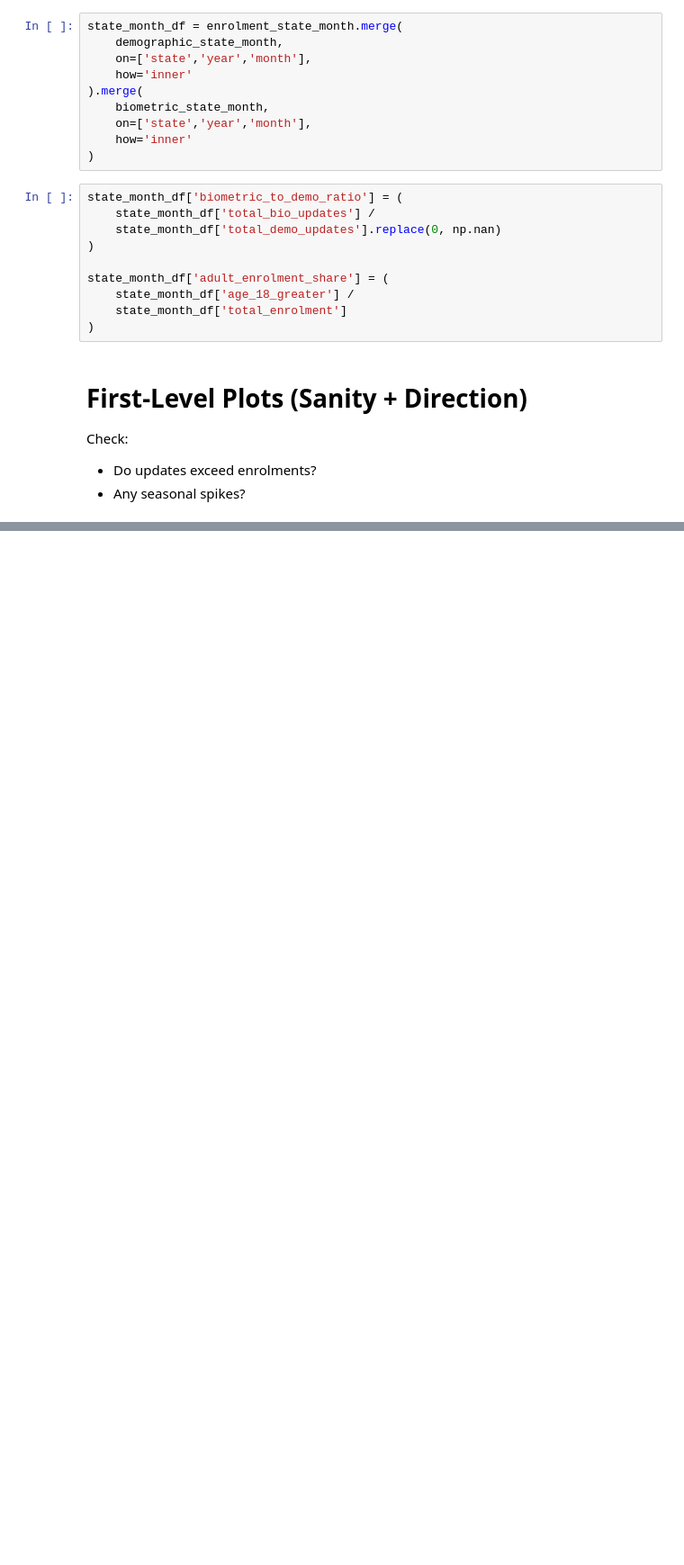
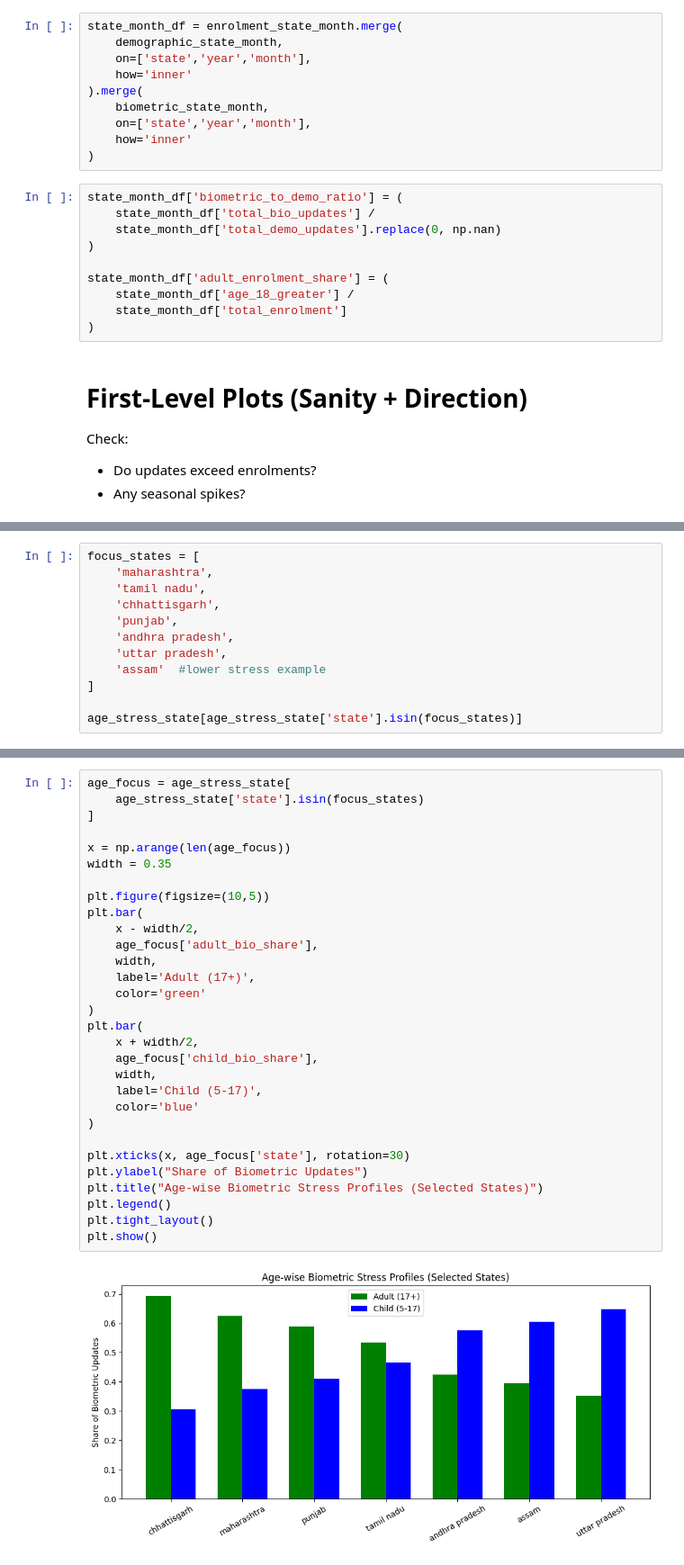
Before and after one commit to Subhoshri/UIDAI-Aadhar-Hackathon, a Jupyter notebook: 02_feature_engineering_and_eda.ipynb, the cells around one changed output, grey strips where cells are left out. Shown at 90% size. Cells and saved outputs as stored; diff of their text form; blank space fills up the shorter version.

```diff
--- a/02_feature_engineering_and_eda.ipynb
+++ b/02_feature_engineering_and_eda.ipynb
@@ -161,0 +479,12 @@ plt.show()
+# %%
+focus_states = [
+    'maharashtra',
+    'tamil nadu',
+    'chhattisgarh',
+    'punjab',
+    'andhra pradesh',
+    'uttar pradesh',
+    'assam'  #lower stress example
+]
+
+age_stress_state[age_stress_state['state'].isin(focus_states)]
@@ -161,0 +506,32 @@ plt.show()
+# %%
+age_focus = age_stress_state[
+    age_stress_state['state'].isin(focus_states)
+]
+
+x = np.arange(len(age_focus))
+width = 0.35
+
+plt.figure(figsize=(10,5))
+plt.bar(
+    x - width/2,
+    age_focus['adult_bio_share'],
+    width,
+    label='Adult (17+)',
+    color='green'
+)
+plt.bar(
+    x + width/2,
+    age_focus['child_bio_share'],
+    width,
+    label='Child (5-17)',
+    color='blue'
+)
+
+plt.xticks(x, age_focus['state'], rotation=30)
+plt.ylabel("Share of Biometric Updates")
+plt.title("Age-wise Biometric Stress Profiles (Selected States)")
+plt.legend()
+plt.tight_layout()
+plt.show()
+# %% [output]
+[figure, added]
```
Also changed, not shown: parts of 32 cells of this notebook, 1 other file.
